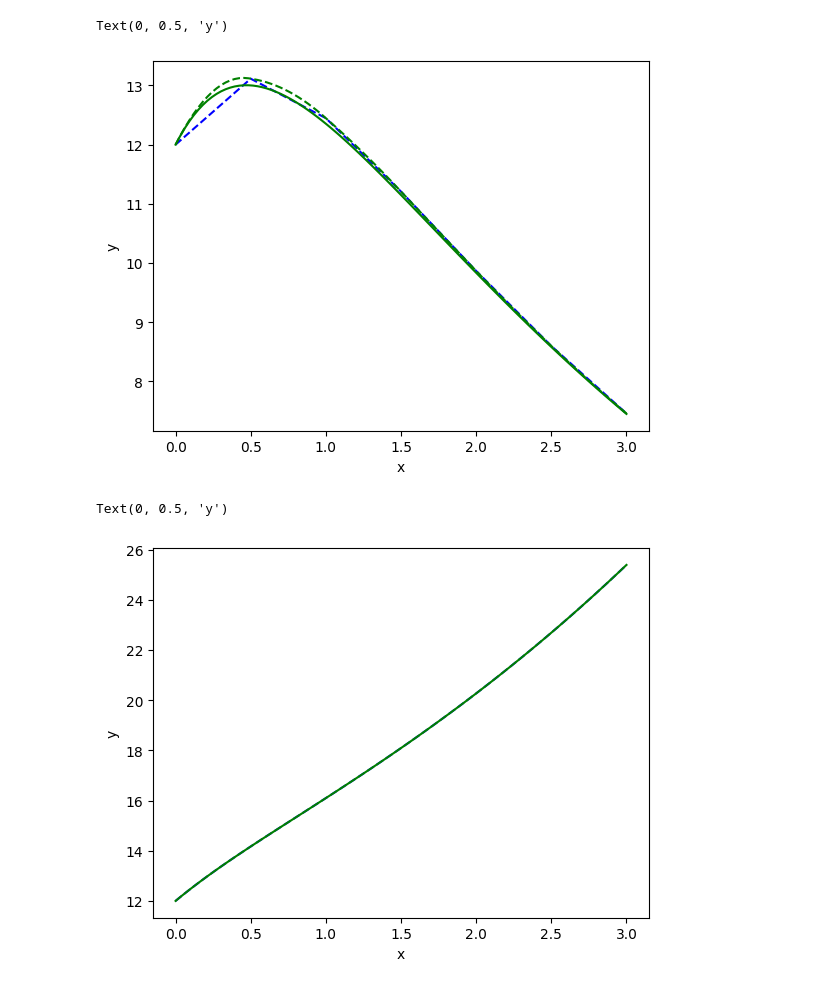
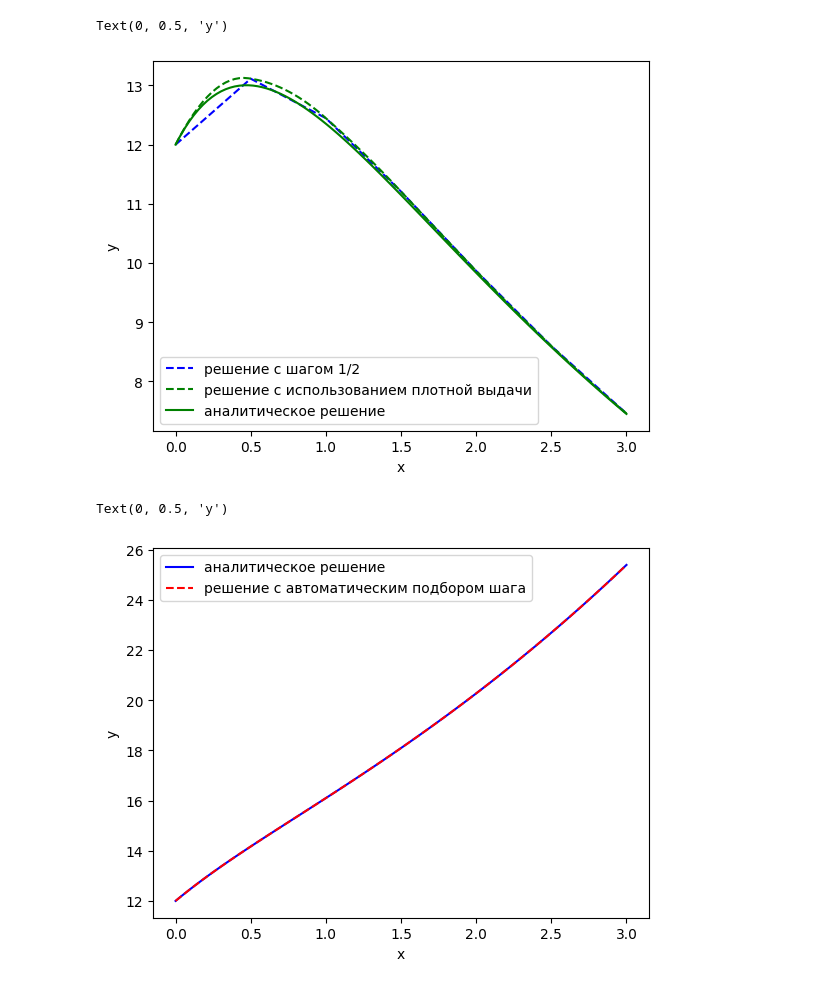
Before and after one commit to Lenoliums/dif_equations_2nd, a Jupyter notebook: DE.ipynb, the cells around one changed output. Cells and saved outputs as stored; diff of their text form; code cells hidden in the pictures.

Commit message:
legends

```diff
--- a/DE.ipynb
+++ b/DE.ipynb
@@ -45,26 +48,29 @@ fig, ax = plt.subplots()
 ax.plot(x_mean, [i[0] for i in y_means], color='b', linestyle='--')
 ax.plot(X, Y, color='g', linestyle='--')
 ax.plot(X, [Eq.y_true(i) for i in X], color='g')
+ax.legend(['решение с шагом 1/2', 'решение с использованием плотной выдачи', 'аналитическое решение'])
 plt.xlabel("x")
 plt.ylabel("y")
 # %% [output]
 Text(0, 0.5, 'y')
-[figure, old version]
+[figure, new version]
 # %%
 y0=[12,5]
 m,p,k=6,12,-3
 x_start, x_end=0,3
 Eq =Dif_eq(m,p,k, y0, x_start, x_end)
 x, y, h = Eq.Auto_h_method(1/2)
 
 fig, ax = plt.subplots()
-ax.plot(x, [i[0] for i in y], color='b', linestyle='--')
-ax.plot(x, [Eq.y_true(i) for i in x], color='g')
+ax.plot(x, [Eq.y_true(i) for i in x], color='b')
+ax.plot(x, [i[0] for i in y], color='r', linestyle='--')
+ax.legend(['аналитическое решение', 'решение с автоматическим подбором шага'])
+
 plt.xlabel("x")
 plt.ylabel("y")
 # %% [output]
 Text(0, 0.5, 'y')
-[figure, old version]
+[figure, new version]
 # %%
 y0=[0,-8]
 m,p,k=4,11,2
```
Also changed, not shown: parts of 5 cells of this notebook, 1 other file.
